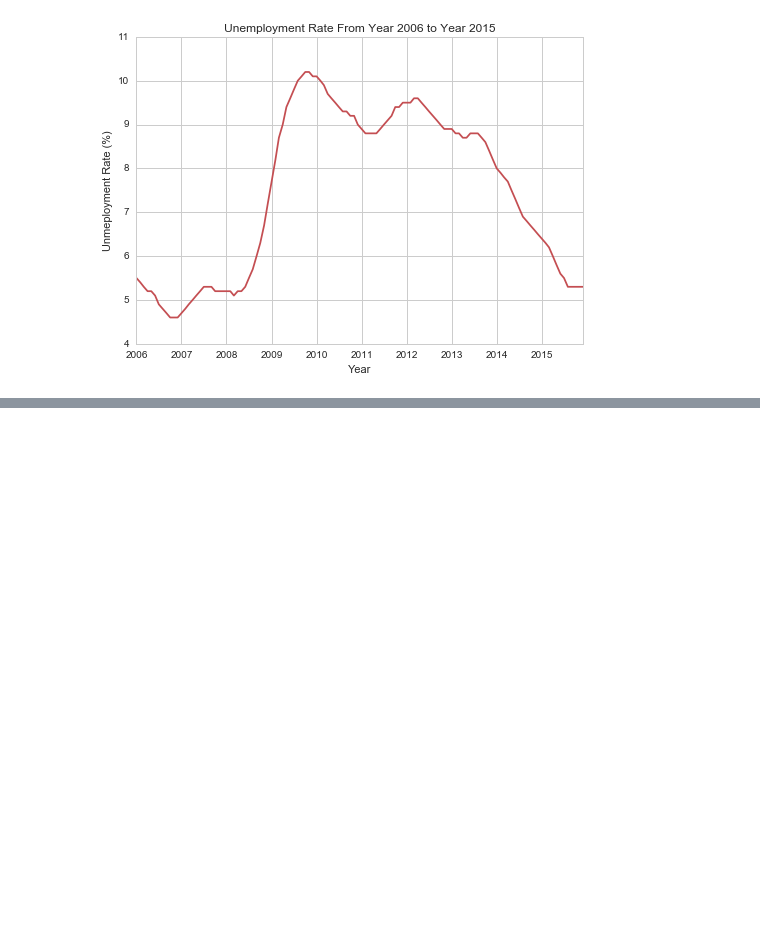
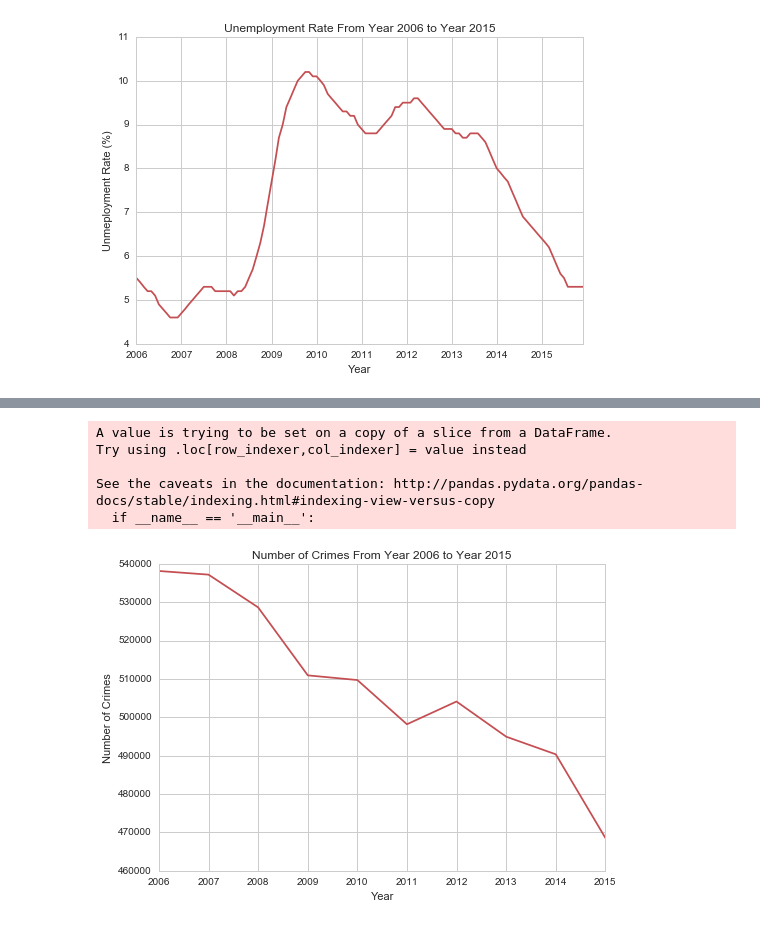
Before and after one commit to YiranXu/ds1004project, a Jupyter notebook: PlotsRelatedCode/UnemploymentRateByTime.ipynb, the cells around one changed output, grey strips where cells are left out. Drawn from its saved outputs; the diff is of its cells as text; code cells hidden in the pictures; blank space fills up the shorter version.

```diff
--- a/PlotsRelatedCode/UnemploymentRateByTime.ipynb
+++ b/PlotsRelatedCode/UnemploymentRateByTime.ipynb
@@ -47,3 +47,6 @@ plt.savefig("unemploymentRate.jpeg")
 plt.show()
 # %% [output]
 [figure]
+# %%
+crimes=pd.read_csv("crimesPerYear.csv",names = ["number", "Year"])
+crimes.head()
@@ -49,0 +60,3 @@ plt.show()
+# %%
+crimes=crimes[crimes['Year']!='year']  #there is a row where Year is year
+crimes
@@ -49,0 +75,18 @@ plt.show()
+# %%
+#convert to datetime type so we can plot time_series data
+crimes['Year'] = pd.to_datetime(crimes['Year'], format="%Y")
+# %% [output]
+A value is trying to be set on a copy of a slice from a DataFrame.
+Try using .loc[row_indexer,col_indexer] = value instead
+
+See the caveats in the documentation: http://pandas.pydata.org/pandas-docs/stable/indexing.html#indexing-view-versus-copy
+  if __name__ == '__main__':
+# %%
+plt.plot_date(x=crimes['Year'], y=crimes['number'], fmt="r-")
+plt.title("Number of Crimes From Year 2006 to Year 2015")
+plt.xlabel("Year")
+plt.ylabel("Number of Crimes")
+plt.savefig("crimes2006to2015.jpeg")
+plt.show()
+# %% [output]
+[figure, added]
```
Also changed, not shown: parts of 11 cells of this notebook.
